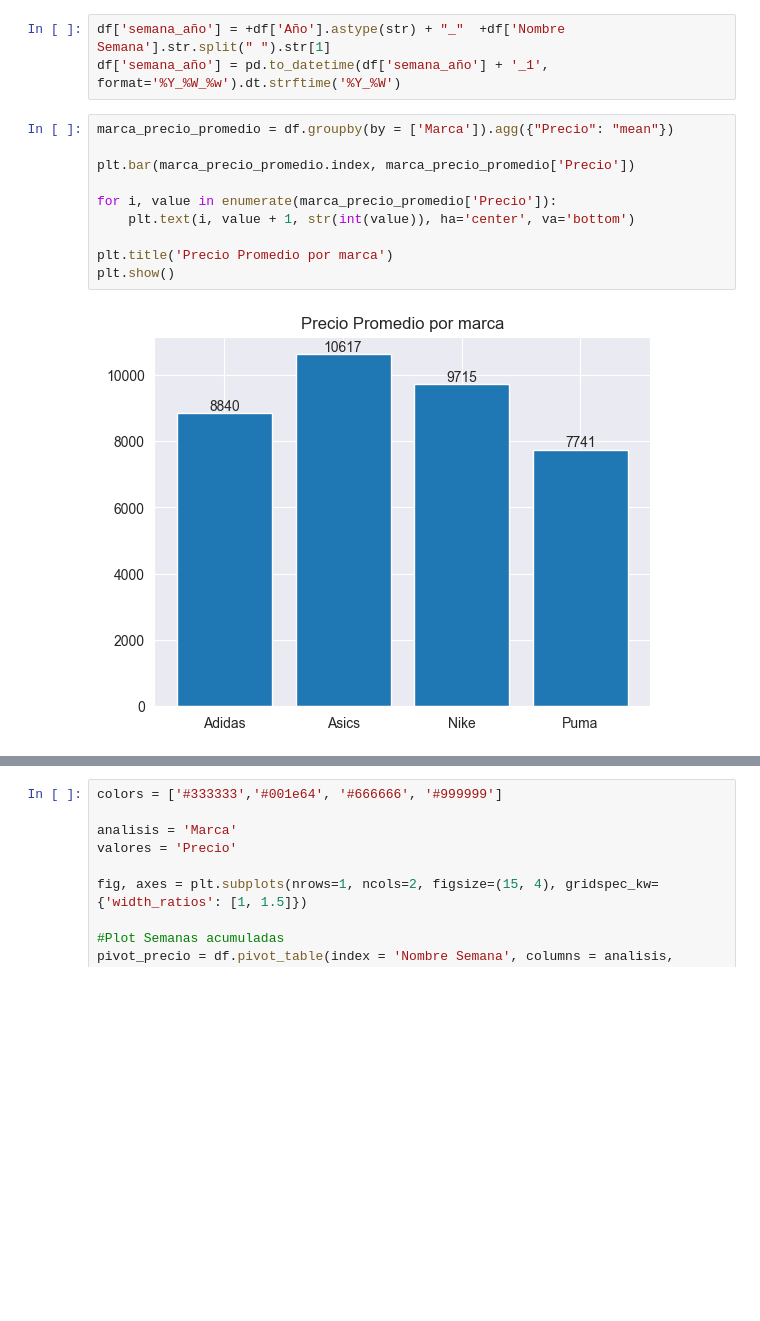
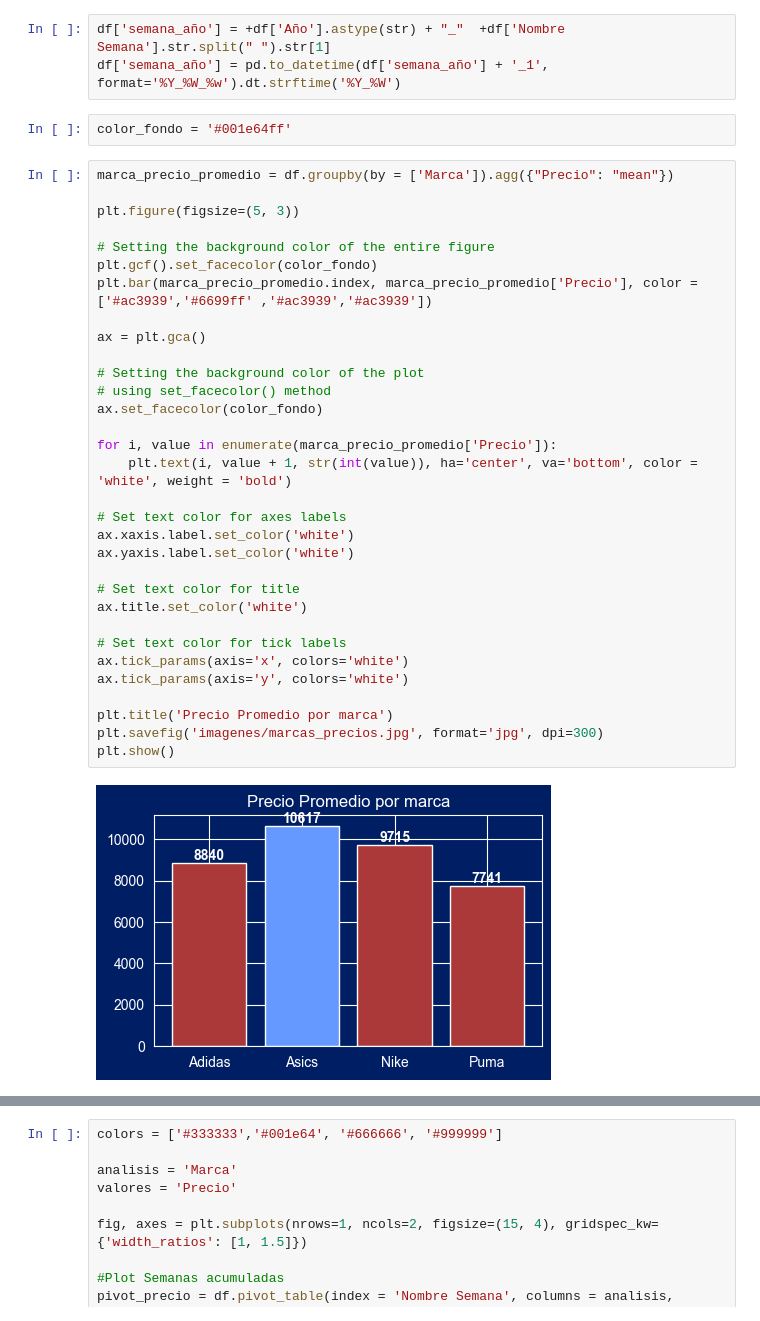
Before and after one commit to adelgado24/TP_final_analitica, a Jupyter notebook: main (1).ipynb, the cells around one changed output, grey strips where cells are left out. Cells and saved outputs as stored; diff of their text form; blank space fills up the shorter version.

```diff
--- a/main (1).ipynb
+++ b/main (1).ipynb
@@ -68,18 +128,42 @@ for marca in df['Sub Marca'].unique():
 # %%
 df['semana_año'] = +df['Año'].astype(str) + "_"  +df['Nombre Semana'].str.split(" ").str[1]
 df['semana_año'] = pd.to_datetime(df['semana_año'] + '_1', format='%Y_%W_%w').dt.strftime('%Y_%W')
+# %%
+color_fondo = '#001e64ff'
 # %%
 marca_precio_promedio = df.groupby(by = ['Marca']).agg({"Precio": "mean"})
 
-plt.bar(marca_precio_promedio.index, marca_precio_promedio['Precio'])
+plt.figure(figsize=(5, 3))
+
+# Setting the background color of the entire figure
+plt.gcf().set_facecolor(color_fondo)
+plt.bar(marca_precio_promedio.index, marca_precio_promedio['Precio'], color = ['#ac3939','#6699ff' ,'#ac3939','#ac3939'])
+
+ax = plt.gca()
+
+# Setting the background color of the plot
+# using set_facecolor() method
+ax.set_facecolor(color_fondo)
 
 for i, value in enumerate(marca_precio_promedio['Precio']):
-    plt.text(i, value + 1, str(int(value)), ha='center', va='bottom')
+    plt.text(i, value + 1, str(int(value)), ha='center', va='bottom', color = 'white', weight = 'bold')
+
+# Set text color for axes labels
+ax.xaxis.label.set_color('white')
+ax.yaxis.label.set_color('white')
+
+# Set text color for title
+ax.title.set_color('white')
+
+# Set text color for tick labels
+ax.tick_params(axis='x', colors='white')
+ax.tick_params(axis='y', colors='white')
 
 plt.title('Precio Promedio por marca')
+plt.savefig('imagenes/marcas_precios.jpg', format='jpg', dpi=300)
 plt.show()
 # %% [output]
-[figure, old version]
+[figure, new version]
 # %%
 df_asics = df[df['Marca'] == 'Asics']
 submarcas_precio_promedio = df_asics.groupby(by = 'Sub Marca').agg({'Precio':'mean'})
```
Also changed, not shown: parts of 57 cells of this notebook.
